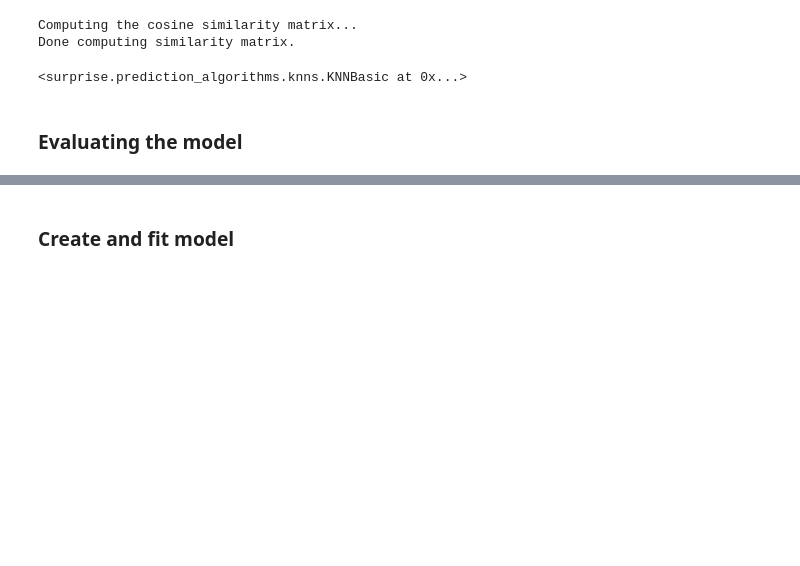
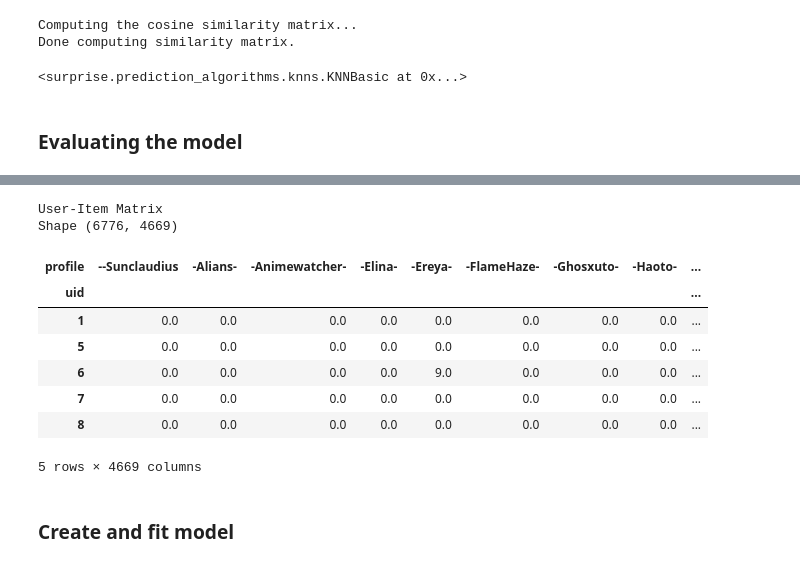
Before and after one commit to YellowO2/anime-recommendation-system, a Jupyter notebook: Model Training Collaborative Filtering.ipynb, the cells around one changed output, grey strips where cells are left out. Cells and saved outputs as stored; diff of their text form; code cells hidden in the pictures; blank space fills up the shorter version.

```diff
--- a/Model Training Collaborative Filtering.ipynb
+++ b/Model Training Collaborative Filtering.ipynb
@@ -145,2 +179,30 @@ Bishoujo Senshi Sailor Moon: Sailor Stars
+# %%
+from sklearn.model_selection import train_test_split
+
+# Split the data into training and test sets based on users
+train_users, test_users = train_test_split(merged_data_improved['profile'].unique(), test_size=0.1, random_state=42)
+
+# Filter the data based on the split users
+train_data = merged_data_improved[merged_data_improved['profile'].isin(train_users)]
+test_data = merged_data_improved[merged_data_improved['profile'].isin(test_users)]
+
+# Create user-item matrix for training data
+train_anime_pivot = train_data.pivot_table(index='uid', columns='profile', values='score').fillna(0)
+train_anime_matrix = csr_matrix(train_anime_pivot.values)
+
+print("User-Item Matrix")
+print("Shape", train_anime_pivot.shape)
+train_anime_pivot.head()
+# %% [output]
+User-Item Matrix
+Shape (6776, 4669)
+| profile | --Sunclaudius | -Alians- | -Animewatcher- | -Elina- | -Ereya- | -FlameHaze- | -Ghosxuto- | -Haoto- | ... |
+| uid |  |  |  |  |  |  |  |  | ... |
+| 1 | 0.0 | 0.0 | 0.0 | 0.0 | 0.0 | 0.0 | 0.0 | 0.0 | ... |
+| 5 | 0.0 | 0.0 | 0.0 | 0.0 | 0.0 | 0.0 | 0.0 | 0.0 | ... |
+| 6 | 0.0 | 0.0 | 0.0 | 0.0 | 9.0 | 0.0 | 0.0 | 0.0 | ... |
+| 7 | 0.0 | 0.0 | 0.0 | 0.0 | 0.0 | 0.0 | 0.0 | 0.0 | ... |
+| 8 | 0.0 | 0.0 | 0.0 | 0.0 | 0.0 | 0.0 | 0.0 | 0.0 | ... |
+5 rows × 4669 columns
 # %% [markdown]
 ### Create and fit model
```
Also changed, not shown: parts of 19 cells of this notebook, 3 other files.
